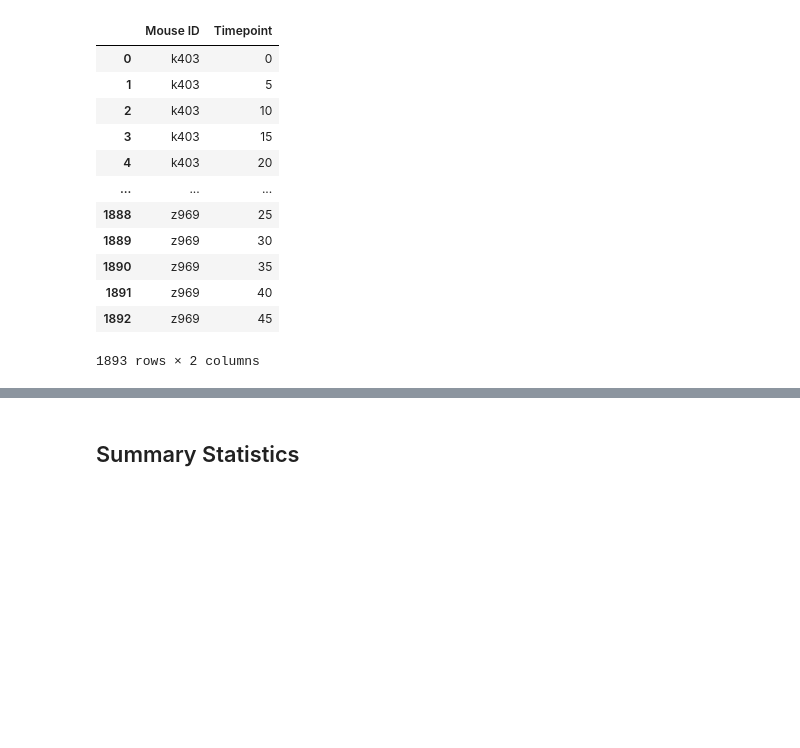
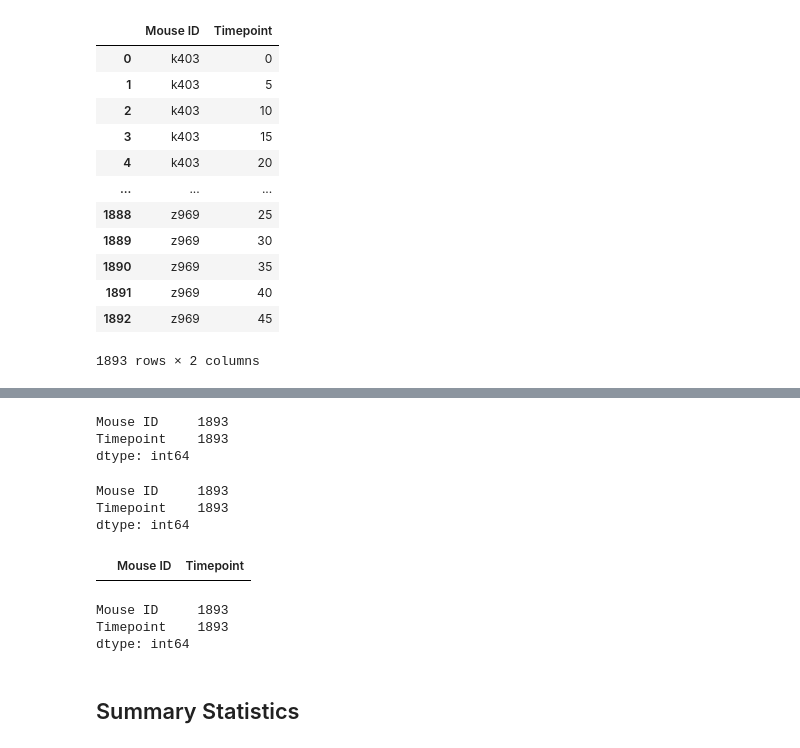
Before and after one commit to lgrayes/matplotlib-challenge, a Jupyter notebook: Pymaceuticals/matTest01.ipynb, the cells around one changed output, grey strips where cells are left out. Cells and saved outputs as stored; diff of their text form; code cells hidden in the pictures; blank space fills up the shorter version.

Commit message:
Check duplicates
Review duplicates section later. The same numbers are showing up which states there might not be any duplicates. Check with tutor.

```diff
--- a/Pymaceuticals/matTest01.ipynb
+++ b/Pymaceuticals/matTest01.ipynb
@@ -163,7 +215,32 @@ merge5_df
+# %%
+merge5_df.count()
+
+# It's showing the same number. Does this mean there is no duplicate?
+# %% [output]
+Mouse ID     1893
+Timepoint    1893
+dtype: int64
+# %%
+no_null_dupe_df = merge5_df.dropna(how='any')
+# %%
+no_null_dupe_df.count()
+# %% [output]
+Mouse ID     1893
+Timepoint    1893
+dtype: int64
 # %%
 # Create a clean DataFrame by dropping the duplicate mouse by its ID.
+merge6_df = no_null_dupe_df.loc[no_null_dupe_df["Mouse ID"] == "NaN"]
+merge6_df
+# %% [output]
+|  | Mouse ID | Timepoint |
 # %%
 # Checking the number of mice in the clean DataFrame.
+no_null_dupe_df.count()
+# %% [output]
+Mouse ID     1893
+Timepoint    1893
+dtype: int64
 # %% [markdown]
 ## Summary Statistics
 # %%
```
Also changed, not shown: parts of 4 cells of this notebook.
